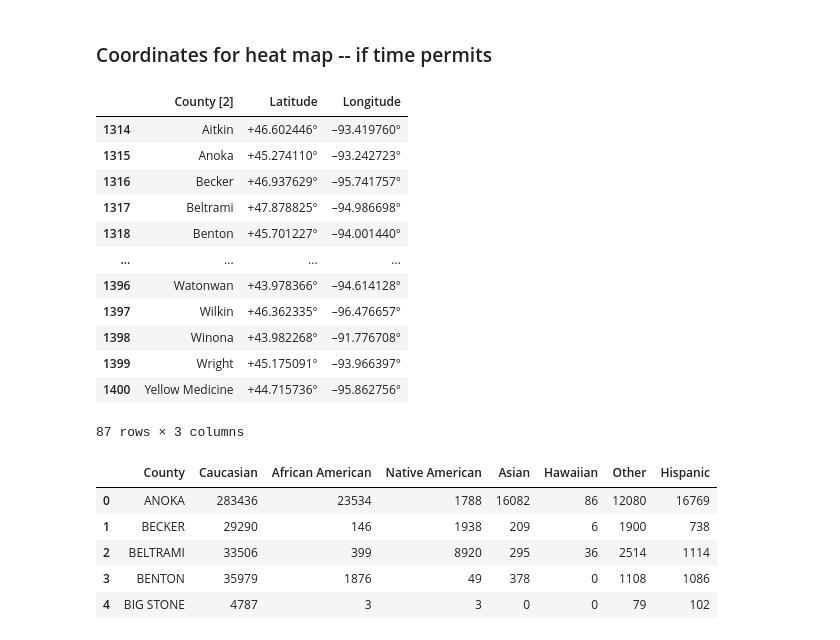
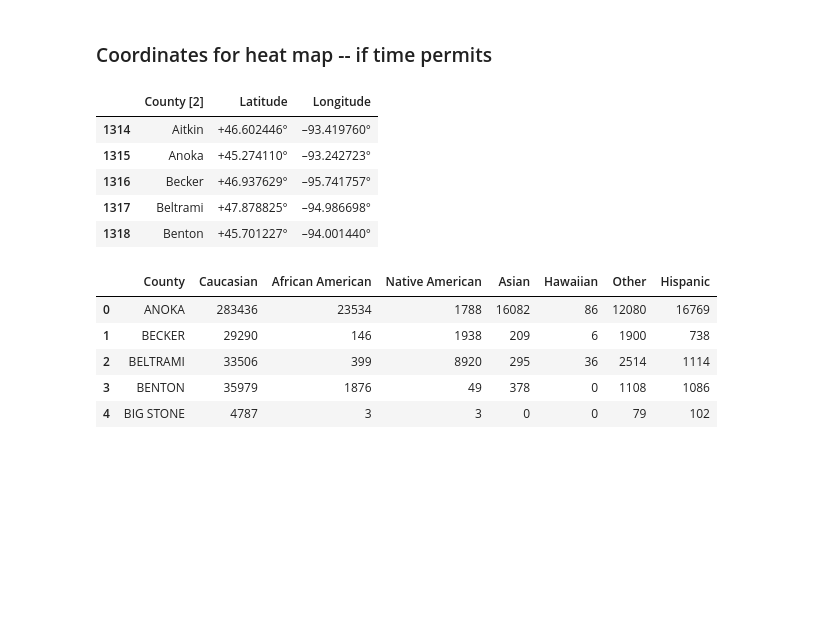
Before and after one commit to tlenzmeier58/Project_1, a Jupyter notebook: working.ipynb, the cells around one changed output. Saved outputs shown, nothing was run; the diff lists cells and outputs as text; code cells hidden in the pictures; blank space fills up the shorter version.

```diff
--- a/working.ipynb
+++ b/working.ipynb
@@ -208,26 +210,19 @@ mn_pop_df.head()
 # %%
 # Get the coordinates of counties in MN
 url = "https://en.wikipedia.org/wiki/User:Michael_J/County_table"
 
 table = pd.read_html(url)
 df = table[0]
 Counties = df.loc[df['State'] == "MN", : ]
 counties_df = Counties[['County [2]', 'Latitude', 'Longitude']]
-counties_df#.to_csv("../Project_1/county_geo.csv")
+counties_df.head()
 # %% [output]
 |  | County [2] | Latitude | Longitude |
 | 1314 | Aitkin | +46.602446° | –93.419760° |
 | 1315 | Anoka | +45.274110° | –93.242723° |
 | 1316 | Becker | +46.937629° | –95.741757° |
 | 1317 | Beltrami | +47.878825° | –94.986698° |
 | 1318 | Benton | +45.701227° | –94.001440° |
-| ... | ... | ... | ... |
-| 1396 | Watonwan | +43.978366° | –94.614128° |
-| 1397 | Wilkin | +46.362335° | –96.476657° |
-| 1398 | Winona | +43.982268° | –91.776708° |
-| 1399 | Wright | +45.175091° | –93.966397° |
-| 1400 | Yellow Medicine | +44.715736° | –95.862756° |
-87 rows × 3 columns
 # %%
 # Choose only the columns we need
 mn_pop_df = mn_pop_df[['County', 'Caucasian', 'African American', 'Native American', 'Asian', 'Hawaiian', 'Other', 'Hispanic']]
```
Also changed, not shown: parts of 12 cells of this notebook, 3 other files.
